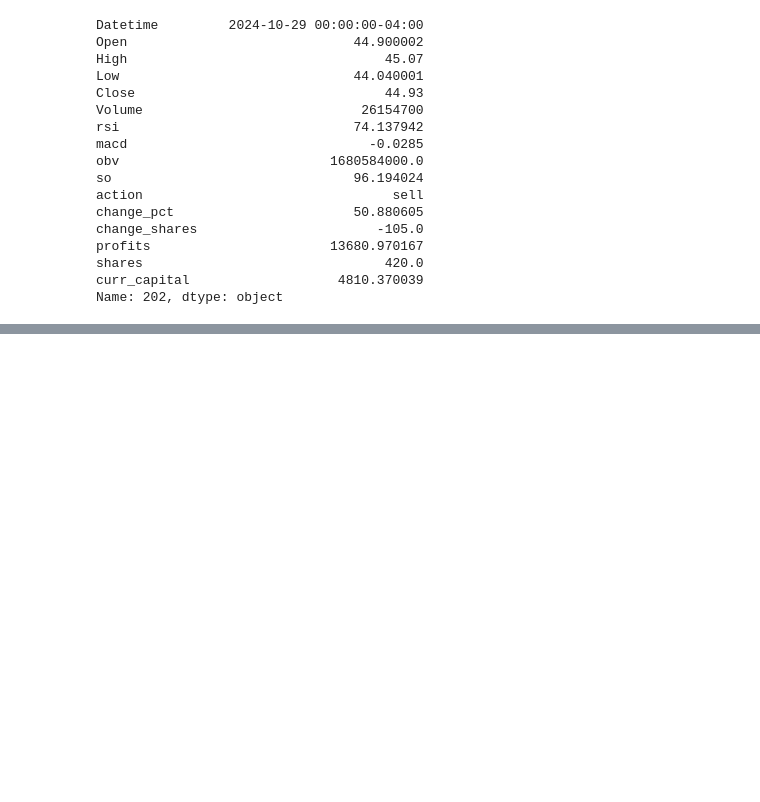
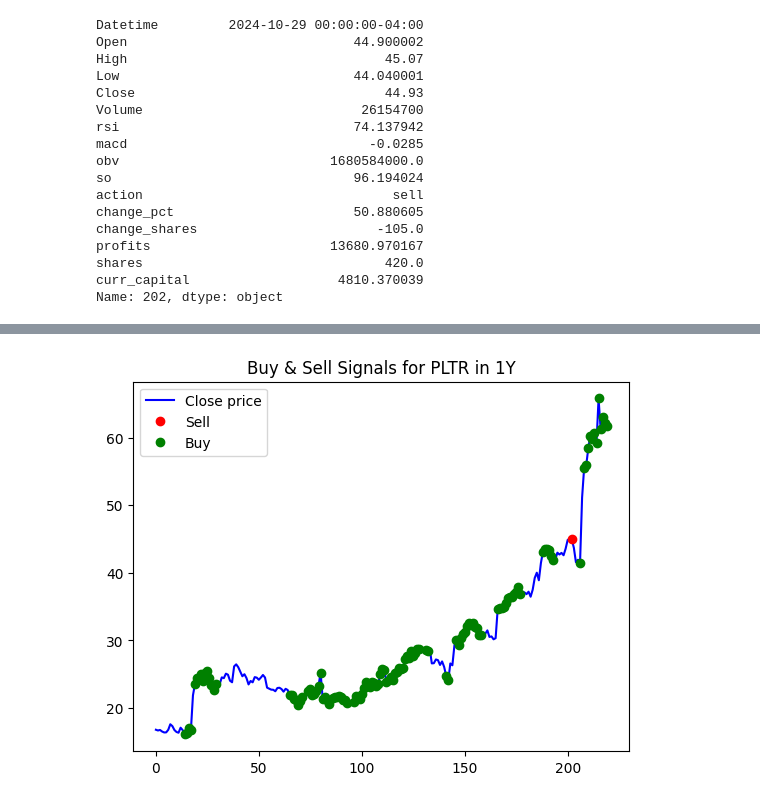
Before and after one commit to SeanMarcusJensen/ACIT4620-STOCK-FIS, a Jupyter notebook: main.ipynb, the cells around one changed output, grey strips where cells are left out. Saved outputs shown, nothing was run; the diff lists cells and outputs as text; code cells hidden in the pictures; blank space fills up the shorter version.

Commit message:
some plots

```diff
--- a/main.ipynb
+++ b/main.ipynb
@@ -3,5 +3,7 @@ import pandas as pd
 import matplotlib.pyplot as plt
 import numpy as np
 # %%
-PLTR_1Y = pd.read_csv('output/1d/PLTR.csv')
+PLTR_1D = pd.read_csv('output/1d/PLTR.csv')
+AAPL_1D = pd.read_csv('output/1d/AAPL.csv')
+PLTR_5M = pd.read_csv('output/5m/PLTR.csv')
 # %%
@@ -70,0 +52,14 @@ PLTR_1Y.loc[PLTR_1Y['action'] == 'buy']
+# %%
+def plot_buy_sell(data, title: str):
+    plt.plot(data['Close'], color='blue', label='Close price')
+    sell = data.loc[data['action'] == 'sell']
+    buy = data.loc[data['action'] == 'buy']
+    plt.title(title)
+    plt.plot(sell.index, sell['Close'], 'ro', label='Sell')
+    plt.plot(buy.index, buy['Close'], 'go', label='Buy')
+    plt.legend()
+    plt.show()
+# %%
+plot_buy_sell(PLTR_1D, 'Buy & Sell Signals for PLTR in 1Y')
+# %% [output]
+[figure, added]
```
Also changed, not shown: parts of 8 cells of this notebook.
